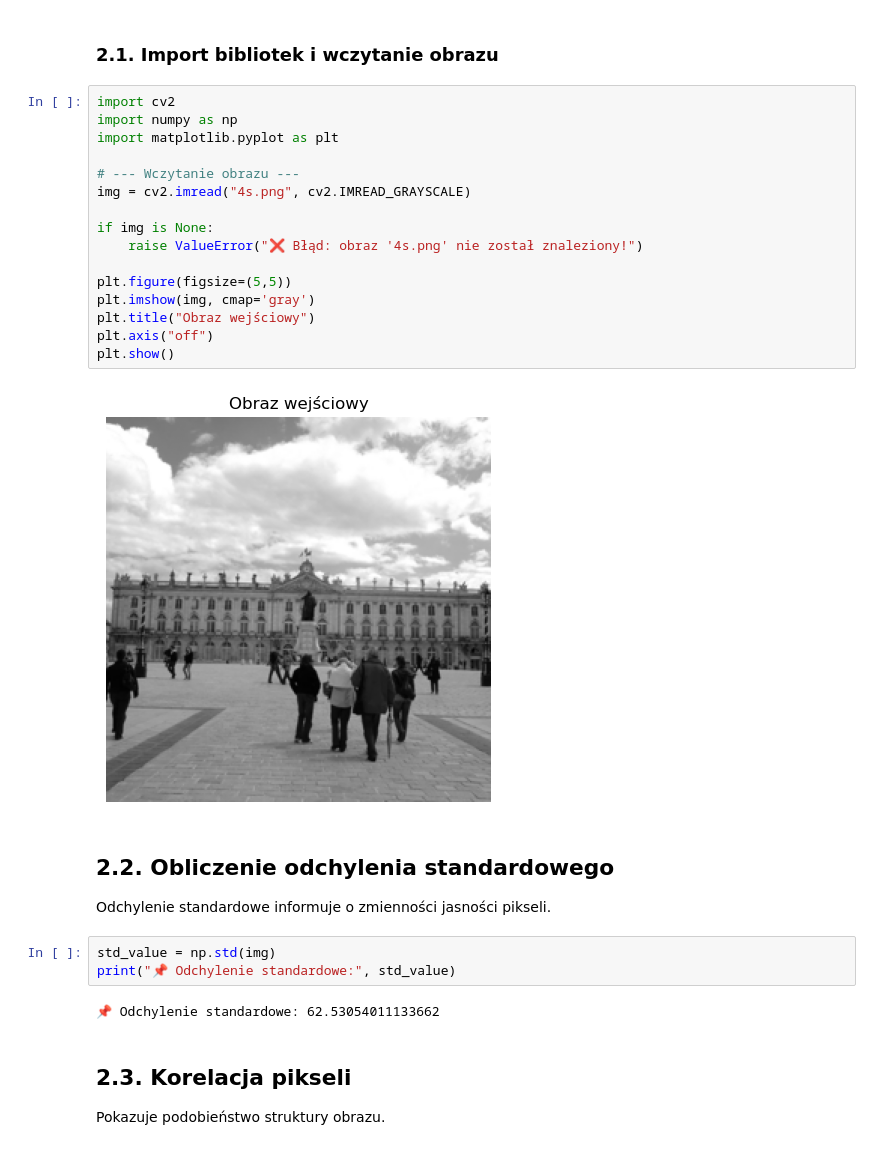
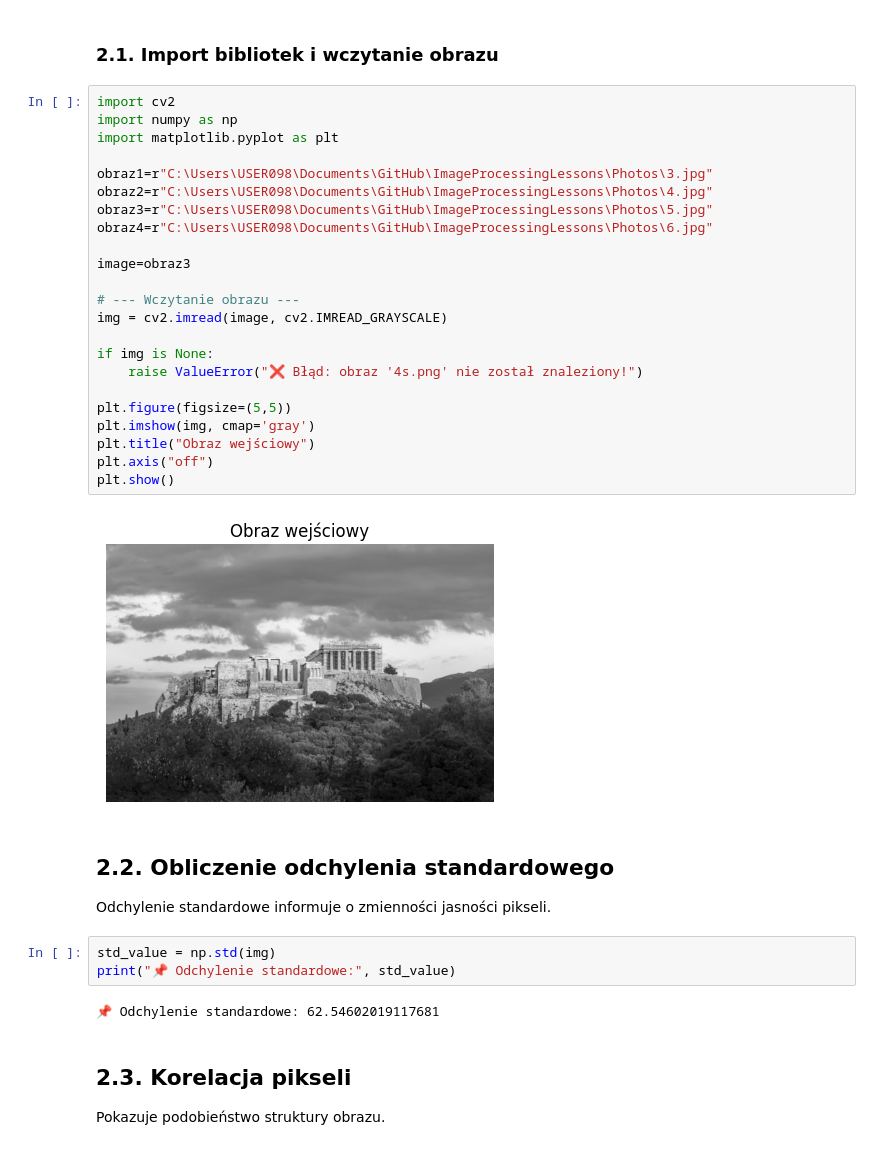
Before and after one commit to hgf700/ImageProcessingLessons, a Jupyter notebook: Lesson8/Lab8_Odchylenie standardowe, korelacja i energia w obrazach cyfrowych..ipynb, the cells around one changed output. Cells and saved outputs as stored; diff of their text form.

```diff
--- a/Lesson8/Lab8_Odchylenie standardowe, korelacja i energia w obrazach cyfrowych..ipynb
+++ b/Lesson8/Lab8_Odchylenie standardowe, korelacja i energia w obrazach cyfrowych..ipynb
@@ -124,21 +124,28 @@ Wygładzanie obrazu usuwa wysokoczęstotliwościowe komponenty, co prowadzi do o
 # %%
 import cv2
 import numpy as np
 import matplotlib.pyplot as plt
 
+obraz1=r"C:\Users\USER098\Documents\GitHub\ImageProcessingLessons\Photos\3.jpg"
+obraz2=r"C:\Users\USER098\Documents\GitHub\ImageProcessingLessons\Photos\4.jpg"
+obraz3=r"C:\Users\USER098\Documents\GitHub\ImageProcessingLessons\Photos\5.jpg"
+obraz4=r"C:\Users\USER098\Documents\GitHub\ImageProcessingLessons\Photos\6.jpg"
+
+image=obraz3
+
 # --- Wczytanie obrazu ---
-img = cv2.imread("4s.png", cv2.IMREAD_GRAYSCALE)
+img = cv2.imread(image, cv2.IMREAD_GRAYSCALE)
 
 if img is None:
     raise ValueError("❌ Błąd: obraz '4s.png' nie został znaleziony!")
 
 plt.figure(figsize=(5,5))
 plt.imshow(img, cmap='gray')
 plt.title("Obraz wejściowy")
 plt.axis("off")
 plt.show()
 # %% [output]
-[figure, old version]
+[figure, new version]
 # %% [markdown]
 ## 2.2. Obliczenie odchylenia standardowego
 
@@ -147,7 +154,7 @@ Odchylenie standardowe informuje o zmienności jasności pikseli.
 std_value = np.std(img)
 print("📌 Odchylenie standardowe:", std_value)
 # %% [output]
-📌 Odchylenie standardowe: 62.53054011133662
+📌 Odchylenie standardowe: 62.54602019117681
 # %% [markdown]
 ## 2.3. Korelacja pikseli
 
```
Also changed, not shown: parts of 6 cells of this notebook, 8 other files.
